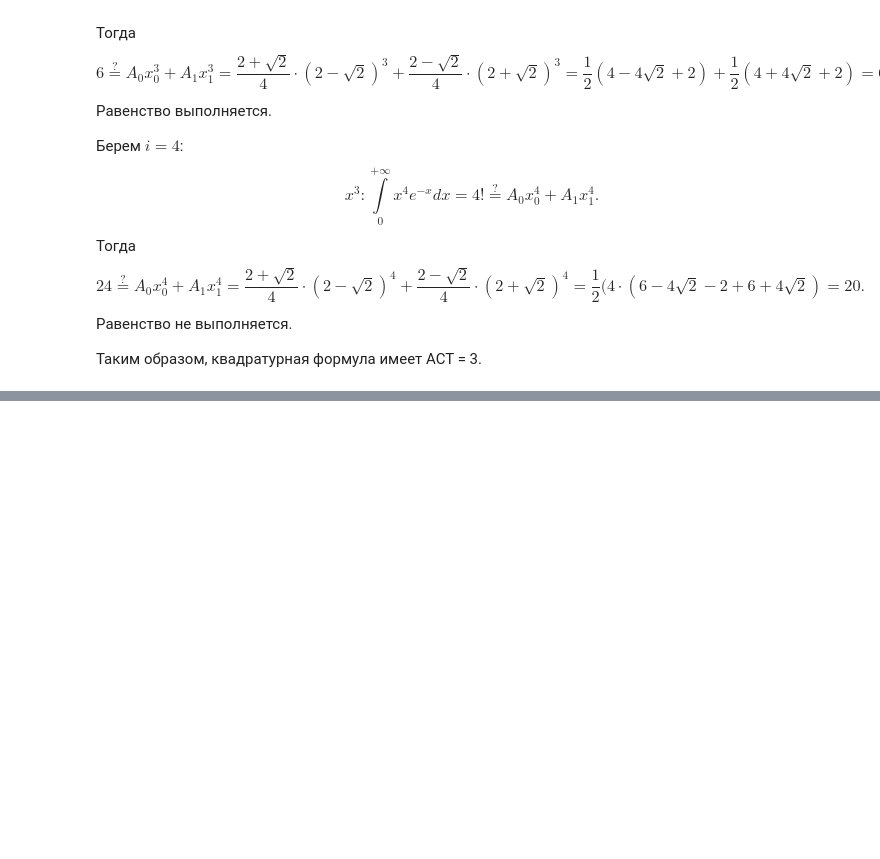
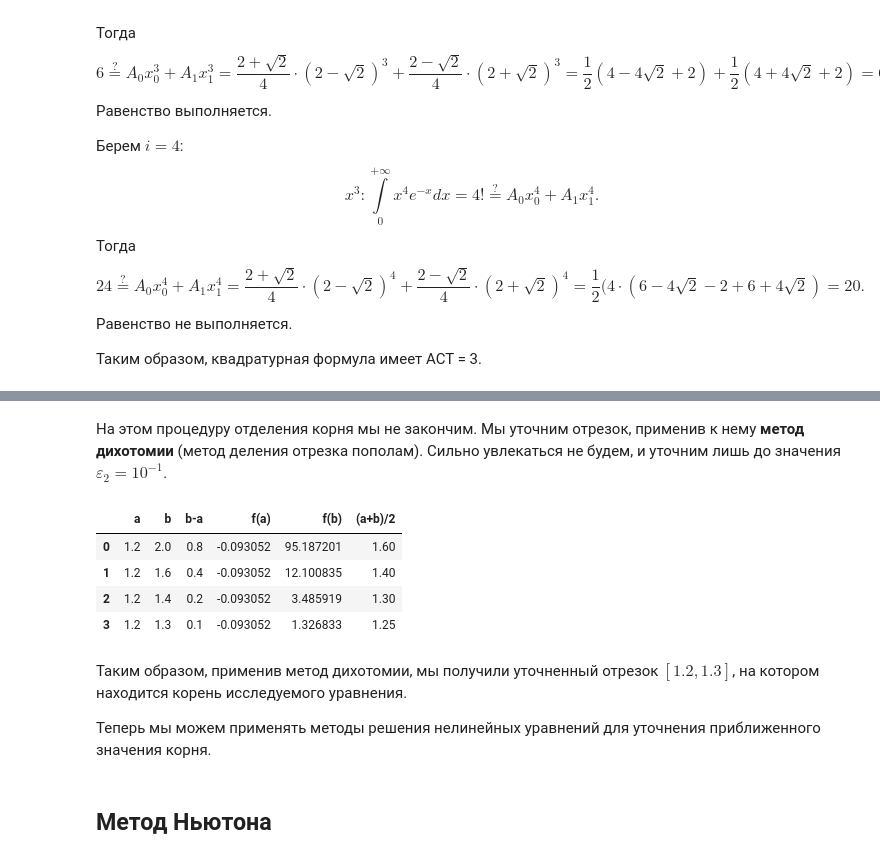
Before and after one commit to bzzdwn/BSU, a Jupyter notebook: Computational Methods/Лабораторные/4. Численное интегрирование/numerical integration.ipynb, the cells around one changed output, grey strips where cells are left out. Saved outputs shown, nothing was run; the diff lists cells and outputs as text; code cells hidden in the pictures; blank space fills up the shorter version.

```diff
--- a/Computational Methods/Лабораторные/4. Численное интегрирование/numerical integration.ipynb
+++ b/Computational Methods/Лабораторные/4. Численное интегрирование/numerical integration.ipynb
@@ -137,0 +464,3 @@ $$x^3 : \int\limits_0^{+\infty} x^4e^{-x}dx=4! \overset{?}{=}  A_0x_0^4 + A_1x_1
+# %%
+%%time
+runge_rule(1, avg_rectangles, g, 1, 2, 1e-7)
@@ -137,0 +471,3 @@ $$x^3 : \int\limits_0^{+\infty} x^4e^{-x}dx=4! \overset{?}{=}  A_0x_0^4 + A_1x_1
+# %%
+%%time
+runge_rule(3, simpson, g, 1, 2, 1e-7)
@@ -137,0 +486,3 @@ $$x^3 : \int\limits_0^{+\infty} x^4e^{-x}dx=4! \overset{?}{=}  A_0x_0^4 + A_1x_1
+# %%
+def f(x, epsilon):
+    return runge_rule(3, simpson, g, 1, x, epsilon) - 1.7
@@ -137,0 +491,2 @@ $$x^3 : \int\limits_0^{+\infty} x^4e^{-x}dx=4! \overset{?}{=}  A_0x_0^4 + A_1x_1
+# %%
+epsilon = 1e-9
@@ -137,0 +513,29 @@ $$x^3 : \int\limits_0^{+\infty} x^4e^{-x}dx=4! \overset{?}{=}  A_0x_0^4 + A_1x_1
+# %% [markdown]
+На этом процедуру отделения корня мы не закончим. Мы уточним отрезок, применив к нему **метод дихотомии** (метод деления отрезка пополам). Сильно увлекаться не будем, и уточним лишь до значения $\varepsilon_2 = 10^{-1}$.
+# %%
+a, b = 1.2, 2
+epsilon_2 = 1e-1
+
+dichotomy_table = [[a, b, b - a, f(a, epsilon), f(b, epsilon) , (a + b)/2]]
+c = 0
+while b - a > epsilon_2:
+    c = (a + b) / 2
+    if f(c, epsilon) * f(a, epsilon) >= 0:
+        a = c
+    else:
+        b = c
+    dichotomy_table.append([a, b, b - a, f(a, epsilon), f(b, epsilon) , (a + b) / 2])
+
+pd.DataFrame(dichotomy_table, columns = ['a', 'b', 'b-a', 'f(a)', 'f(b)', '(a+b)/2'])
+# %% [output]
+|  | a | b | b-a | f(a) | f(b) | (a+b)/2 |
+| 0 | 1.2 | 2.0 | 0.8 | -0.093052 | 95.187201 | 1.60 |
+| 1 | 1.2 | 1.6 | 0.4 | -0.093052 | 12.100835 | 1.40 |
+| 2 | 1.2 | 1.4 | 0.2 | -0.093052 | 3.485919 | 1.30 |
+| 3 | 1.2 | 1.3 | 0.1 | -0.093052 | 1.326833 | 1.25 |
+# %% [markdown]
+Таким образом, применив метод дихотомии, мы получили уточненный отрезок $[1.2, 1.3]$, на котором находится корень исследуемого уравнения.
+
+Теперь мы можем применять методы решения нелинейных уравнений для уточнения приближенного значения корня.
+# %% [markdown]
+## Метод Ньютона
```
Also changed, not shown: parts of 94 cells of this notebook, 6 other files.
